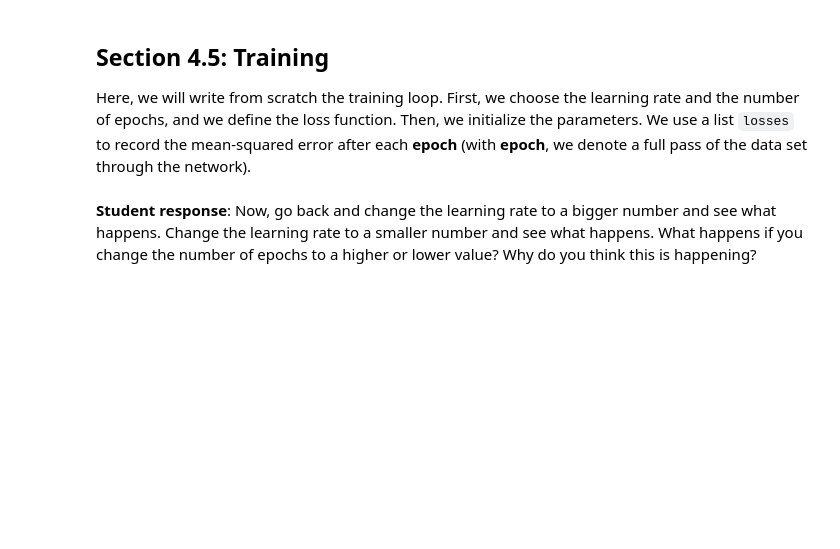
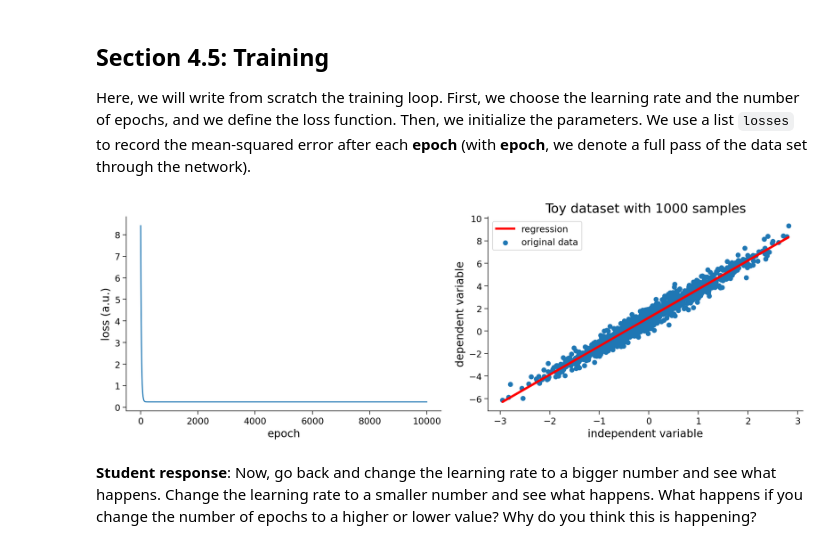
Before and after one commit to spatank/CIS-522, a Jupyter notebook: W2_Tutorial1_SPP.ipynb, the cells around one changed output. Cells and saved outputs as stored; diff of their text form; code cells hidden in the pictures; blank space fills up the shorter version.

```diff
--- a/W2_Tutorial1_SPP.ipynb
+++ b/W2_Tutorial1_SPP.ipynb
@@ -837,13 +976,8 @@ def linear_regression(X, w, b):
     predicted values.
 
   '''
-  #####################################################################
-  # Fill in missing code (...),
-  # then remove or comment the line below to test your function.
-  raise NotImplementedError("Complete the linear_regression function")
-  #####################################################################
-  reg = ...
+  reg = torch.matmul(w.T, X) + b
   return reg
 
 # uncomment the lines below to test your function
-# print(linear_regression(X[:,0].reshape(1,-1), original_w, original_b))
+print(linear_regression(X[:,0].reshape(1,-1), original_w, original_b))
@@ -896,13 +1032,8 @@ def squared_error(y_hat, y):
        the squared error (loss)
 
   '''
-  #####################################################################
-  # Fill in missing code (...),
-  # then remove or comment the line below to test your function.
-  raise NotImplementedError("Complete the squared_error function")
-  #####################################################################
-  err = ...
+  err = (y_hat - y.reshape(y_hat.shape)) ** 2
   return err
 
 # uncomment the lines below to test your function
-# print(squared_error(torch.tensor([2, 1, 7]), torch.tensor([1,-1, 7.5])))
+print(squared_error(torch.tensor([2, 1, 7]), torch.tensor([1,-1, 7.5])))
@@ -1063,7 +1192,8 @@ def gradient_descent(w, b, lr):
 Here, we will write from scratch the training loop. First, we choose the learning rate and the number of epochs, and we define the loss function. Then, we initialize the parameters. We use a list `losses` to record the mean-squared error after each **epoch** (with **epoch**, we denote a full pass of the data set through the network).
 # %%
 lr = 1e-2 # learning rate
-num_epochs = 1000  # number of epochs (updates)
+# lr = 1e-5 # learning rate
+num_epochs = 10000  # number of epochs (updates)
 net = linear_regression
 loss = squared_error
 
@@ -1082,32 +1212,34 @@ for epoch in epoch_range:
   y_hat = net(X, w, b)
   l = loss(y_hat, y).mean()  # Loss in `X` and `y`
 
   # Compute gradient on `l` with respect to `w`, `b`
   l.backward()
   w, b = gradient_descent(w, b, lr)  # Update parameters using their gradient
 
   losses.append(l)
 
   time.sleep(0.01)
 
 w_train = w
 b_train = b
 y_hat = net(X, w_train, b_train).reshape(-1,1)
 
 plt.figure(figsize=(14, 5))
 plt.subplot(1, 2, 1)
 plt.plot(range(num_epochs), losses)
 plt.xlabel('epoch')
 plt.ylabel('loss (a.u.)')
 
 plt.subplot(1, 2, 2)
 plt.scatter(X, y, label='original data')
 plt.plot(X.reshape(-1,1), y_hat.detach(), label='regression',
          color='red', linewidth=3.0)
 plt.xlabel('independent variable')
 plt.ylabel('dependent variable')
 plt.title(f'Toy dataset with {N} samples')
 plt.legend()
 plt.show()
+# %% [output]
+[figure, added]
 # %% [markdown]
 **Student response**: Now, go back and change the learning rate to a bigger number and see what happens. Change the learning rate to a smaller number and see what happens. What happens if you change the number of epochs to a higher or lower value? Why do you think this is happening?
```
Also changed, not shown: parts of 61 cells of this notebook.
